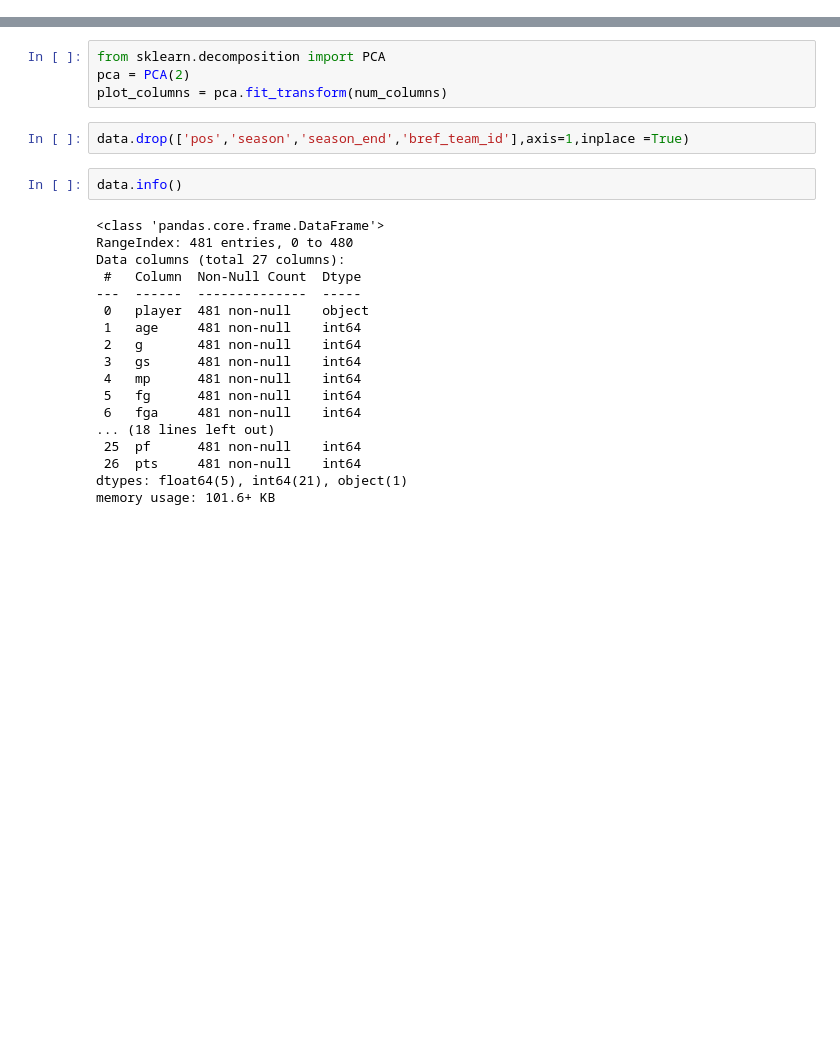
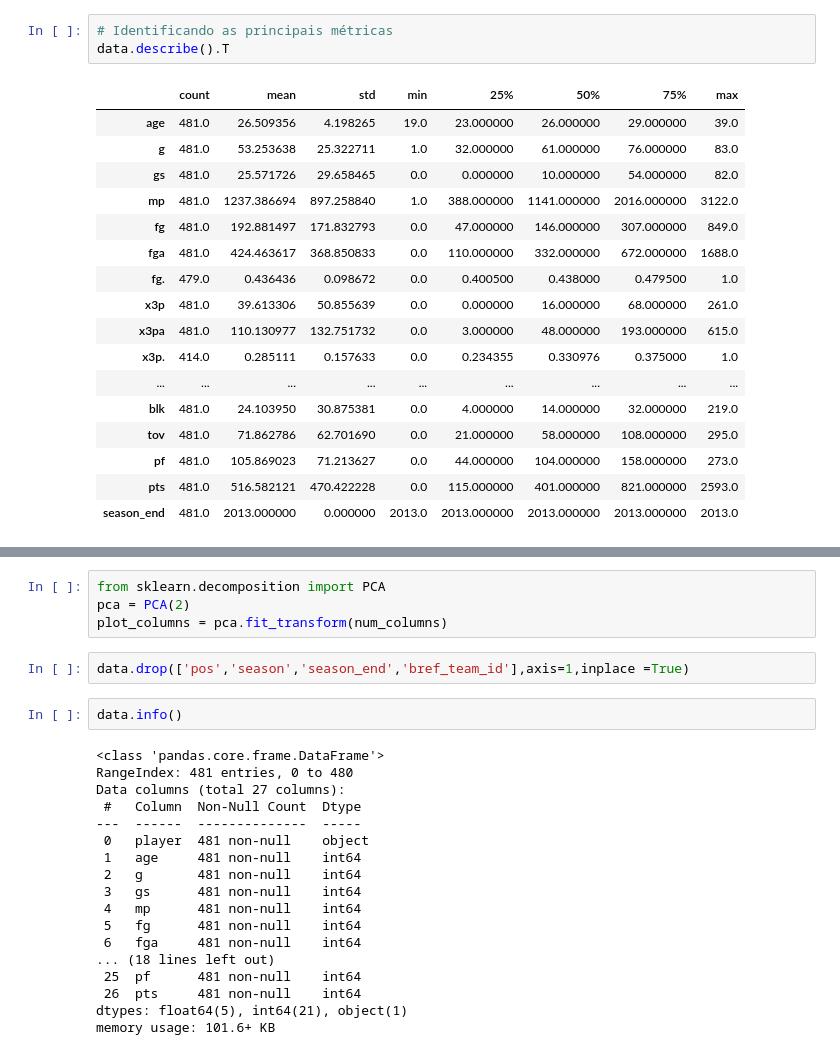
Before and after one commit to JoaoDaross/NBADataWithKMeansClustering, a Jupyter notebook: NBADataWithKMeansClustering.ipynb, the cells around one changed output, grey strips where cells are left out. Drawn from its saved outputs; the diff is of its cells as text; blank space fills up the shorter version.

```diff
--- a/NBADataWithKMeansClustering.ipynb
+++ b/NBADataWithKMeansClustering.ipynb
@@ -62,0 +57,21 @@ dtype: float64
+# %%
+# Identificando as principais métricas
+data.describe().T
+# %% [output]
+|  | count | mean | std | min | 25% | 50% | 75% | max |
+| age | 481.0 | 26.509356 | 4.198265 | 19.0 | 23.000000 | 26.000000 | 29.000000 | 39.0 |
+| g | 481.0 | 53.253638 | 25.322711 | 1.0 | 32.000000 | 61.000000 | 76.000000 | 83.0 |
+| gs | 481.0 | 25.571726 | 29.658465 | 0.0 | 0.000000 | 10.000000 | 54.000000 | 82.0 |
+| mp | 481.0 | 1237.386694 | 897.258840 | 1.0 | 388.000000 | 1141.000000 | 2016.000000 | 3122.0 |
+| fg | 481.0 | 192.881497 | 171.832793 | 0.0 | 47.000000 | 146.000000 | 307.000000 | 849.0 |
+| fga | 481.0 | 424.463617 | 368.850833 | 0.0 | 110.000000 | 332.000000 | 672.000000 | 1688.0 |
+| fg. | 479.0 | 0.436436 | 0.098672 | 0.0 | 0.400500 | 0.438000 | 0.479500 | 1.0 |
+| x3p | 481.0 | 39.613306 | 50.855639 | 0.0 | 0.000000 | 16.000000 | 68.000000 | 261.0 |
+| x3pa | 481.0 | 110.130977 | 132.751732 | 0.0 | 3.000000 | 48.000000 | 193.000000 | 615.0 |
+| x3p. | 414.0 | 0.285111 | 0.157633 | 0.0 | 0.234355 | 0.330976 | 0.375000 | 1.0 |
+| ... | ... | ... | ... | ... | ... | ... | ... | ... |
+| blk | 481.0 | 24.103950 | 30.875381 | 0.0 | 4.000000 | 14.000000 | 32.000000 | 219.0 |
+| tov | 481.0 | 71.862786 | 62.701690 | 0.0 | 21.000000 | 58.000000 | 108.000000 | 295.0 |
+| pf | 481.0 | 105.869023 | 71.213627 | 0.0 | 44.000000 | 104.000000 | 158.000000 | 273.0 |
+| pts | 481.0 | 516.582121 | 470.422228 | 0.0 | 115.000000 | 401.000000 | 821.000000 | 2593.0 |
+| season_end | 481.0 | 2013.000000 | 0.000000 | 2013.0 | 2013.000000 | 2013.000000 | 2013.000000 | 2013.0 |
```
Also changed, not shown: parts of 32 cells of this notebook.
